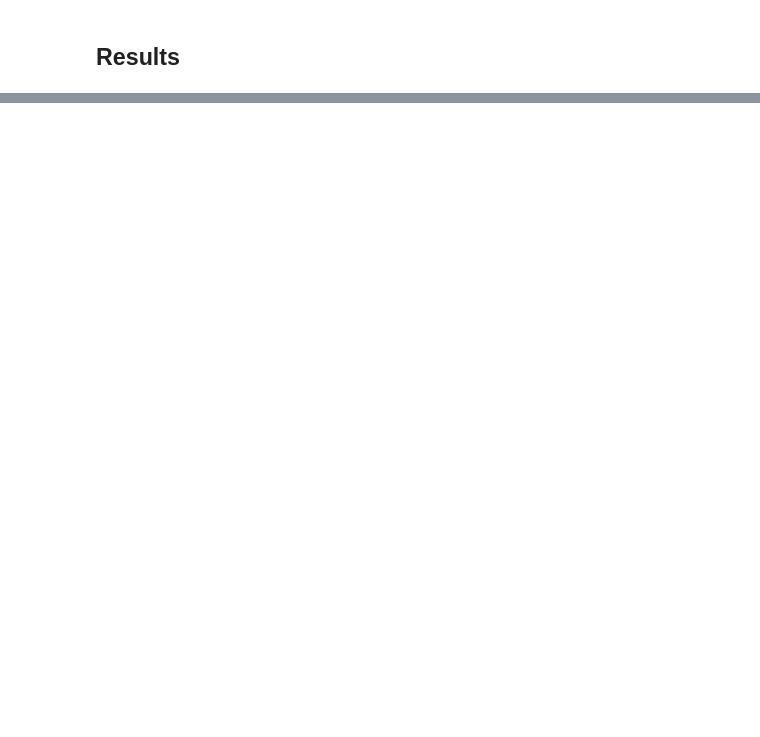
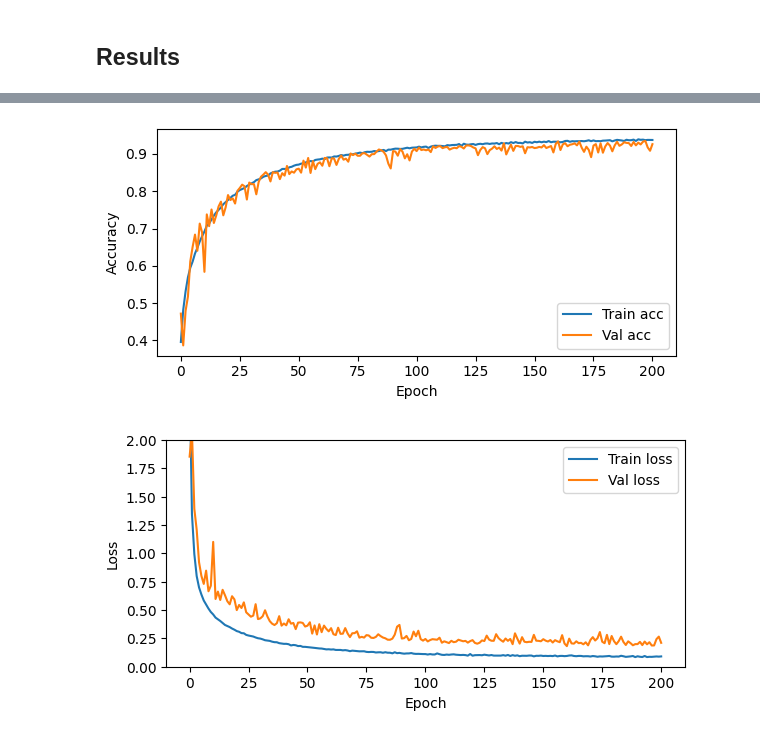
Before and after one commit to ahm5348/CSCI-635-01-Group-3, a Jupyter notebook: code/neuralNetwork.ipynb, the cells around one changed output, grey strips where cells are left out. Drawn from its saved outputs; the diff is of its cells as text; code cells hidden in the pictures; blank space fills up the shorter version.

Commit message:
Updated bestmodels with evaluations and labeled KNN and DT files with Headers

```diff
--- a/code/neuralNetwork.ipynb
+++ b/code/neuralNetwork.ipynb
@@ -271,0 +300,30 @@ dump(model, "../data/best_neural_network4Layer512.joblib")
+# %%
+model = Sequential(
+    [
+        InputLayer(input_shape=(54,1)),
+        Flatten(),
+        Dense(512, activation='relu'),
+        Dense(512, activation='relu'),
+        Dense(512, activation='relu'),
+        Dense(512, activation='relu'),
+        Dense(7, activation='softmax')
+    ]
+)
+
+model.compile(
+    optimizer=tf.keras.optimizers.Adam(learning_rate=0.00005),
+    loss="sparse_categorical_crossentropy",
+    metrics=["accuracy"]
+)
+
+early_stopping = callbacks.EarlyStopping(monitor='val_loss', patience=40, restore_best_weights=True)
+# %%
+fitted = model.fit(
+    X_train, y_train,
+    validation_data=(X_val, y_val),
+    epochs=300,
+    batch_size=128,
+    verbose=1,
+    class_weight=class_weights,
+    callbacks = [early_stopping]
+)
@@ -271,0 +348,17 @@ dump(model, "../data/best_neural_network4Layer512.joblib")
+# %%
+plt.figure(figsize=(6,3))
+plt.plot(fitted.history["accuracy"], label="Train acc")
+plt.plot(fitted.history["val_accuracy"], label="Val acc")
+plt.xlabel("Epoch"); plt.ylabel("Accuracy"); plt.legend(); plt.tight_layout()
+plt.show()
+
+plt.figure(figsize=(6,3))
+plt.plot(fitted.history["loss"], label="Train loss")
+plt.plot(fitted.history["val_loss"], label="Val loss")
+plt.xlabel("Epoch"); plt.ylabel("Loss"); plt.legend(); plt.tight_layout()
+axes = plt.gca()
+axes.set_ylim([0, 2])
+plt.show()
+# %% [output]
+[figure, added]
+[figure, added]
```
Also changed, not shown: parts of 12 cells of this notebook, 4 other files.
